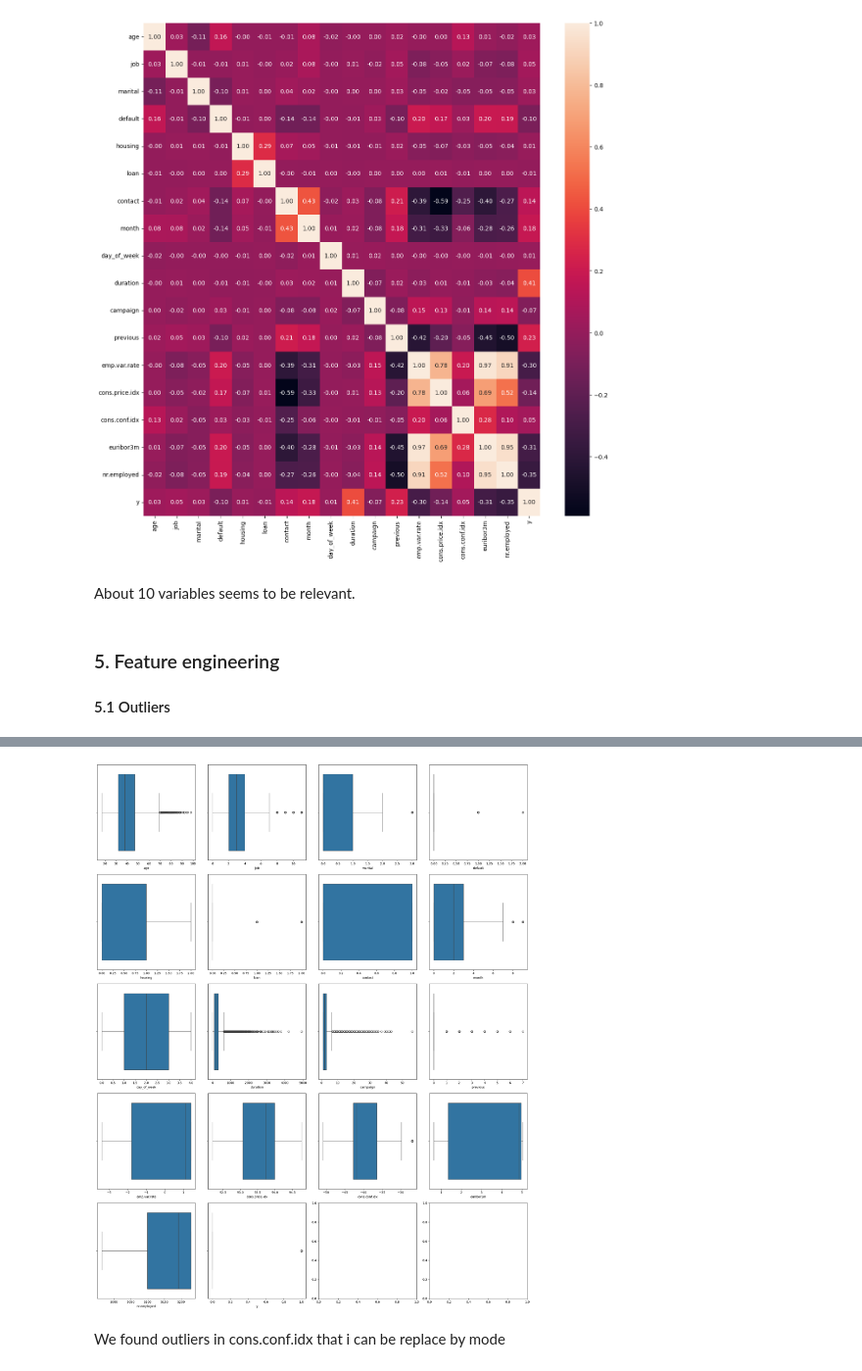
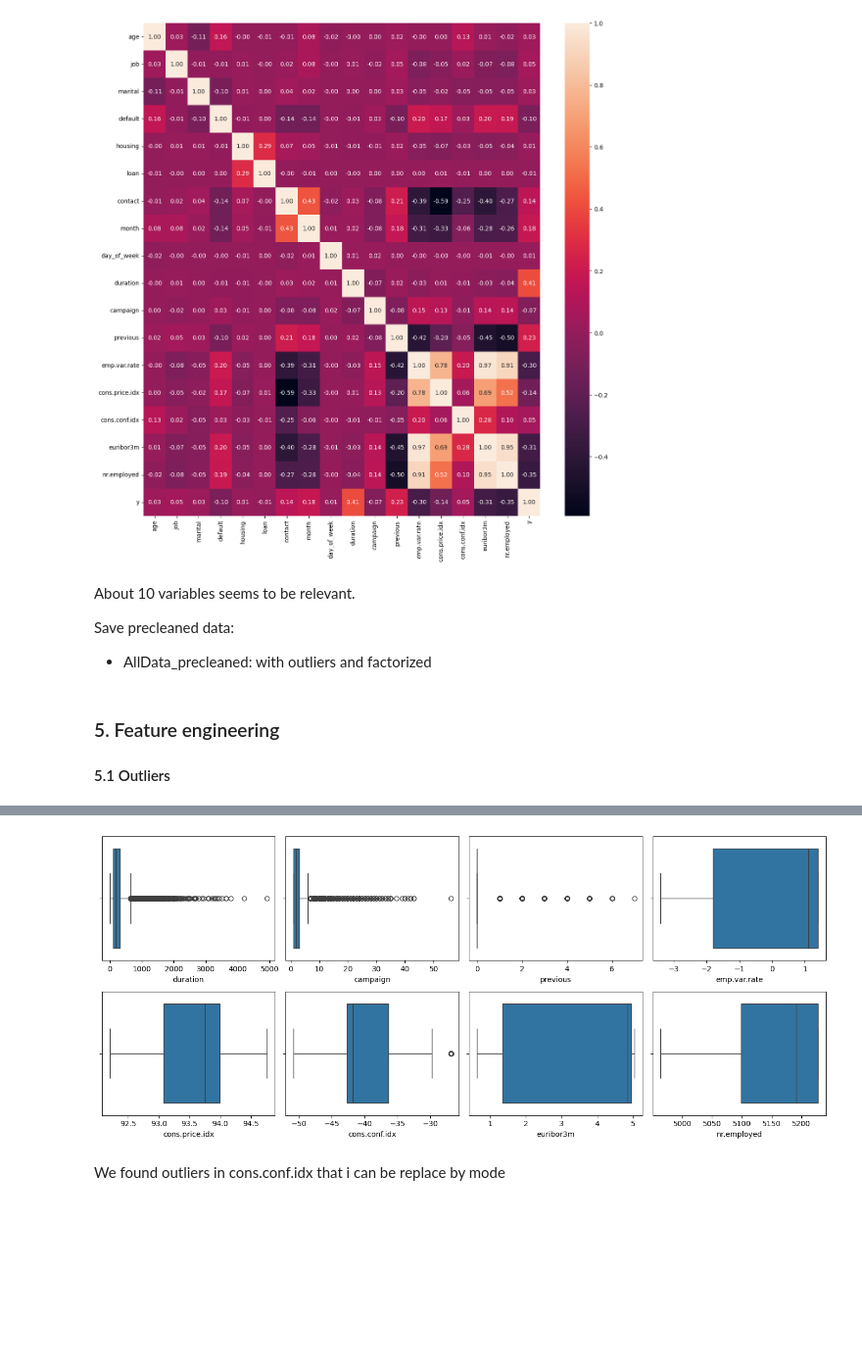
Before and after one commit to 4GeeksAcademy/machine-learning-python-template-RegresionLogistica, a Jupyter notebook: src/app.ipynb, the cells around one changed output, grey strips where cells are left out. Shown at 98% size. Cells and saved outputs as stored; diff of their text form; code cells hidden in the pictures; blank space fills up the shorter version.

```diff
--- a/src/app.ipynb
+++ b/src/app.ipynb
@@ -147,3 +147,6 @@ sns.heatmap(corr_df.corr(), annot = True, fmt = ".2f")
 [figure]
 # %% [markdown]
 About 10 variables seems to be relevant.
+
+Save precleaned data:
+- AllData_precleaned: with outliers and factorized
@@ -162,15 +167,24 @@ corr_df.describe()
 | 50% | 38.00000 | 3.000000 | 0.000000 | 0.000000 | 1.000000 | 0.000000 | 1.000000 | 2.000000 | 2.000000 | 180.000000 | ... |
 | 75% | 47.00000 | 4.000000 | 1.000000 | 0.000000 | 1.000000 | 0.000000 | 1.000000 | 3.000000 | 3.000000 | 319.000000 | ... |
 | max | 98.00000 | 11.000000 | 3.000000 | 2.000000 | 2.000000 | 2.000000 | 1.000000 | 9.000000 | 4.000000 | 4918.000000 | ... |
-# %%
-fig, axes = plt.subplots(nrows=corr_df.shape[1] // 4 + 1, ncols=4, figsize=(20, 5 * (corr_df.shape[1] // 4 + 1)))
-
-for i, column in enumerate(corr_df.columns):
-    sns.boxplot(x=corr_df[column], ax=axes[i // 4, i % 4])
-
-plt.tight_layout()
-# %% [output]
-[figure, removed]
+# %%
+import matplotlib.pyplot as plt
+import seaborn as sns
+
+fig, axes = plt.subplots(2, 4, figsize=(14, 6))
+
+sns.boxplot(x=corr_df['duration'], ax=axes[0, 0])
+sns.boxplot(x=corr_df['campaign'], ax=axes[0, 1])
+sns.boxplot(x=corr_df['previous'], ax=axes[0, 2])
+sns.boxplot(x=corr_df['emp.var.rate'], ax=axes[0, 3])
+sns.boxplot(x=corr_df['cons.price.idx'], ax=axes[1, 0])
+sns.boxplot(x=corr_df['cons.conf.idx'], ax=axes[1, 1])
+sns.boxplot(x=corr_df['euribor3m'], ax=axes[1, 2])
+sns.boxplot(x=corr_df['nr.employed'], ax=axes[1, 3])
+
+plt.tight_layout()
+# %% [output]
+[figure, added]
 # %% [markdown]
 We found outliers in cons.conf.idx that i can be replace by mode
 # %%
```
Also changed, not shown: parts of 20 cells of this notebook, 29 other files.
